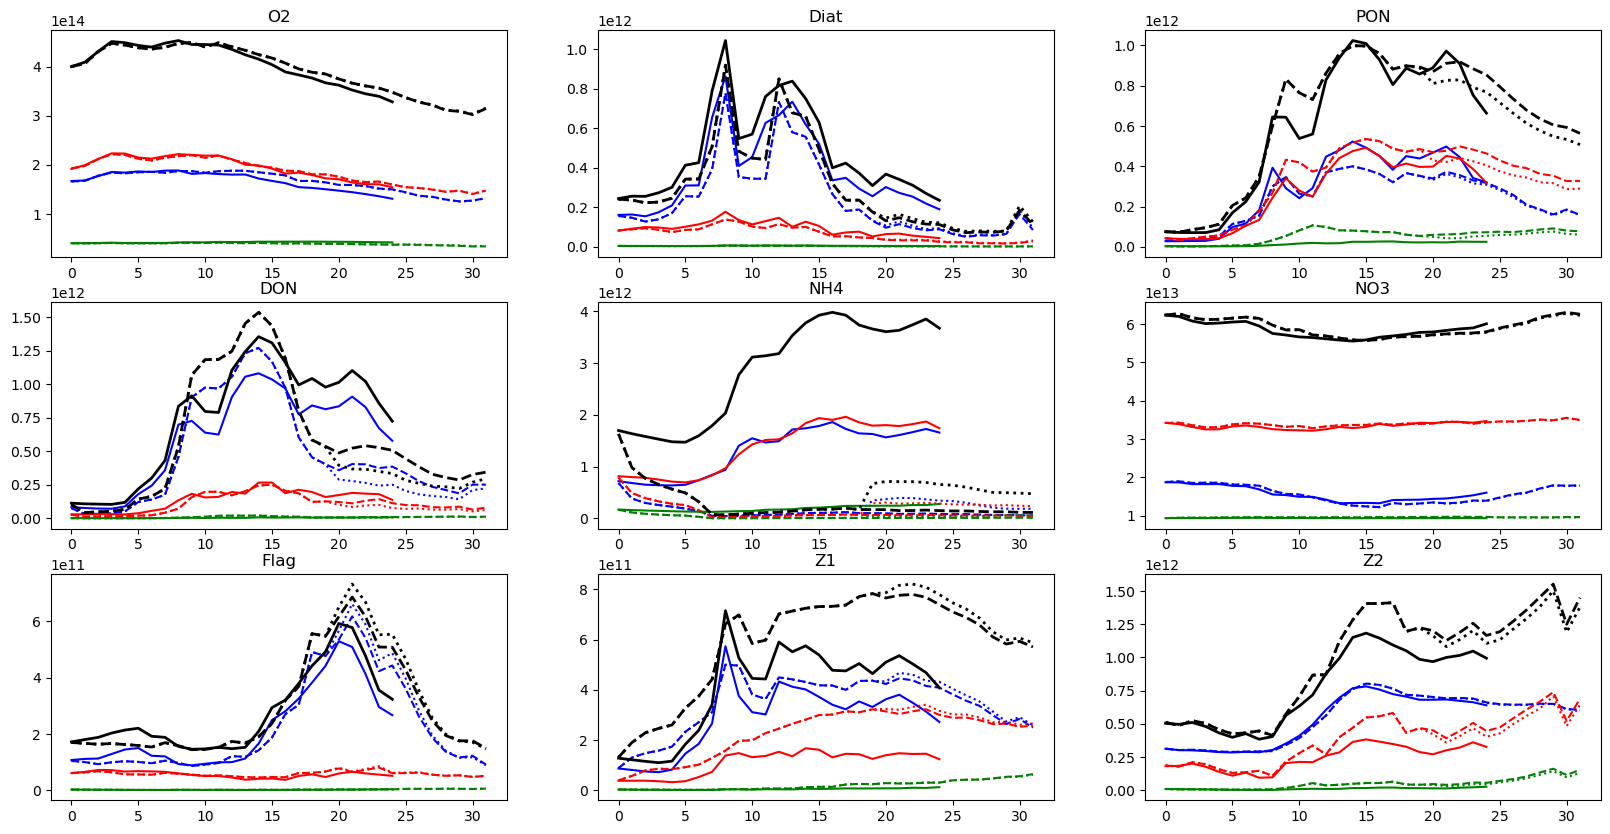
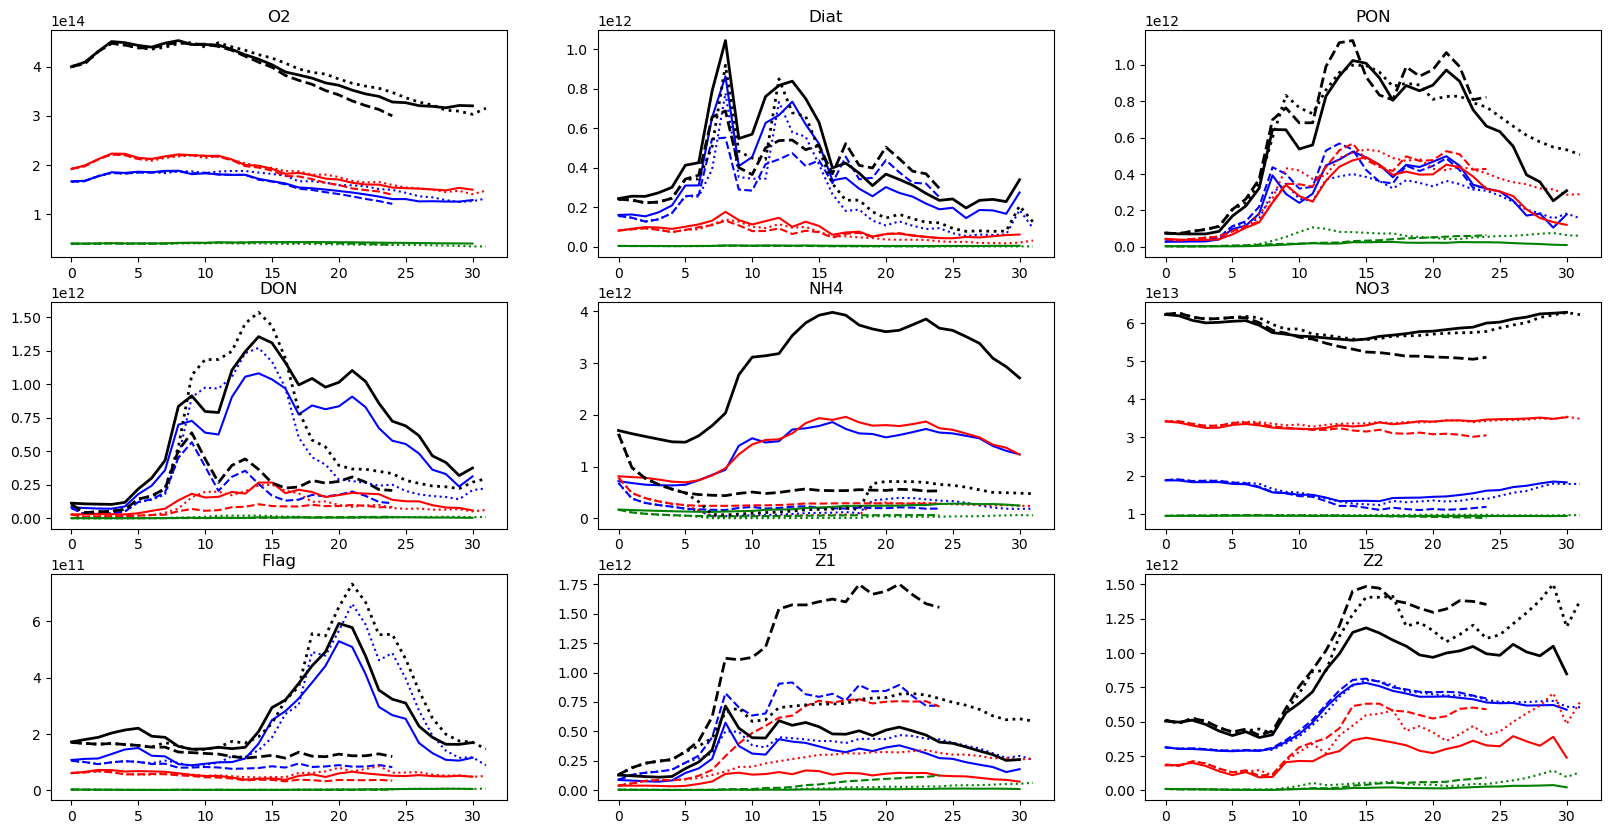
Unified diff of the notebook cell whose output changed from the first chart to the second:
--- before
+++ after
@@ -26,3 +26,3 @@
         # axes[i].set_title(f"{variable}")
         
-plot_subplots(variables2,count2,Count2,Count, ncols=3, figsize=(20, 10))
+plot_subplots(variables2,count2[:,:-1,:],count,Count, ncols=3, figsize=(20, 10))

Commit: update